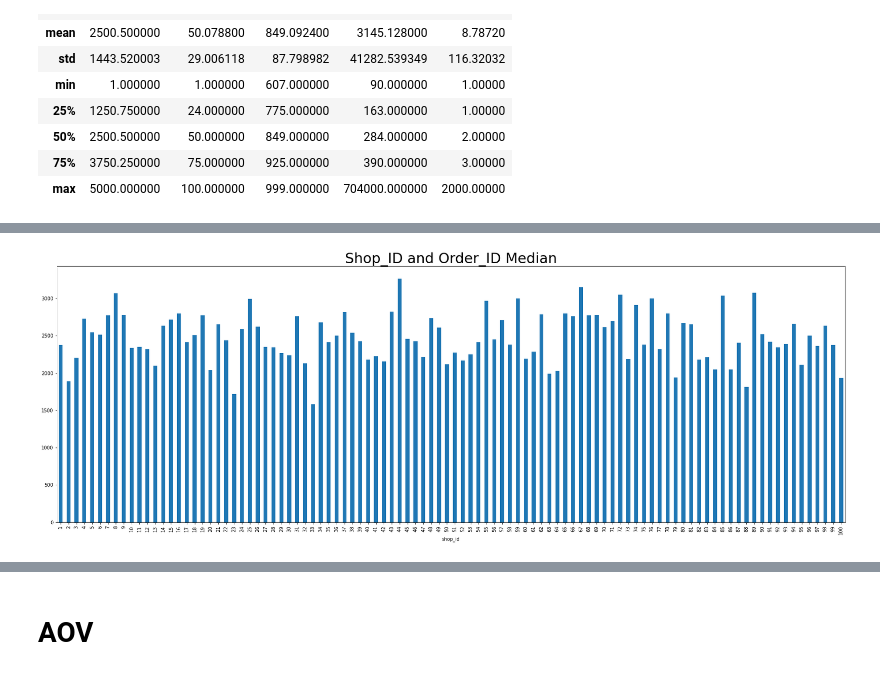
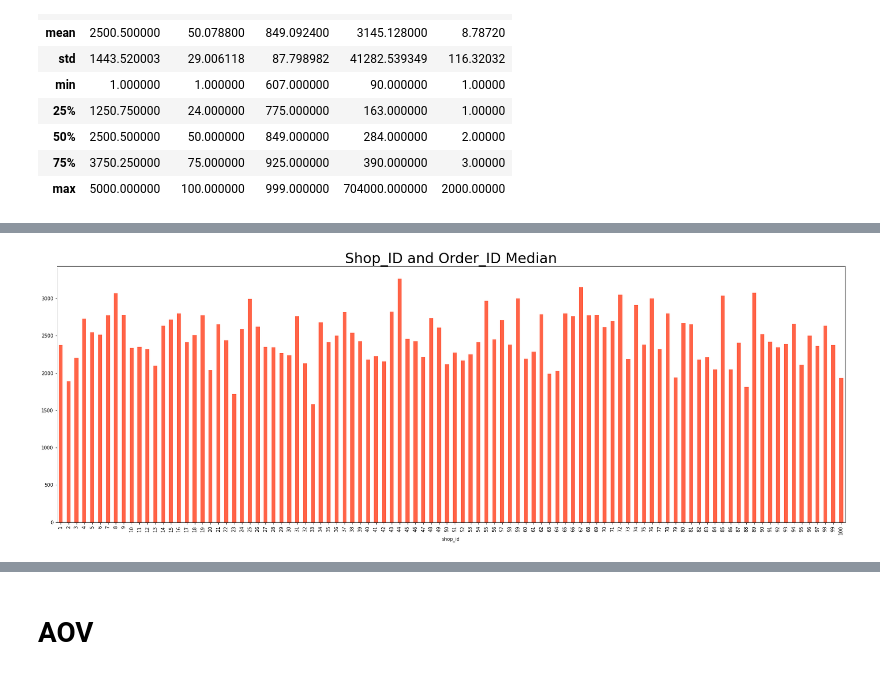
Before and after one commit to Karla-Flores/Data-Science-Challenge, a Jupyter notebook: Data Science Challenge.ipynb, the cells around one changed output, grey strips where cells are left out. Cells and saved outputs as stored; diff of their text form; code cells hidden in the pictures.

```diff
--- a/Data Science Challenge.ipynb
+++ b/Data Science Challenge.ipynb
@@ -81,7 +89,7 @@ plt.show()
 # %%
 df_group_shop = df.groupby('shop_id')['order_id'].median()
-df_group_shop.plot.bar(figsize=(30,10))
+df_group_shop.plot.bar(figsize=(30,10), color='tomato')
 plt.title('Shop_ID and Order_ID Median', fontsize=30)
 plt.show()
 # %% [output]
-[figure, old version]
+[figure, new version]
```
Also changed, not shown: parts of 59 cells of this notebook.
